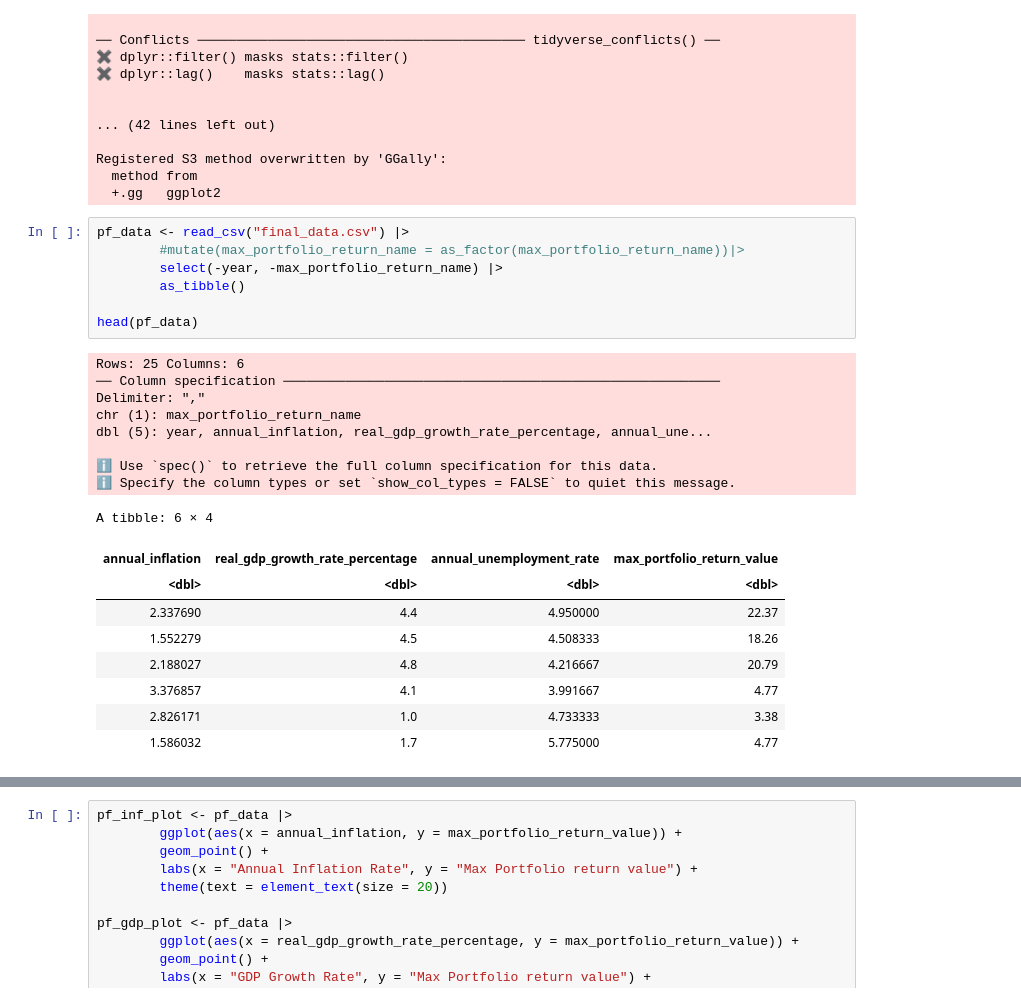
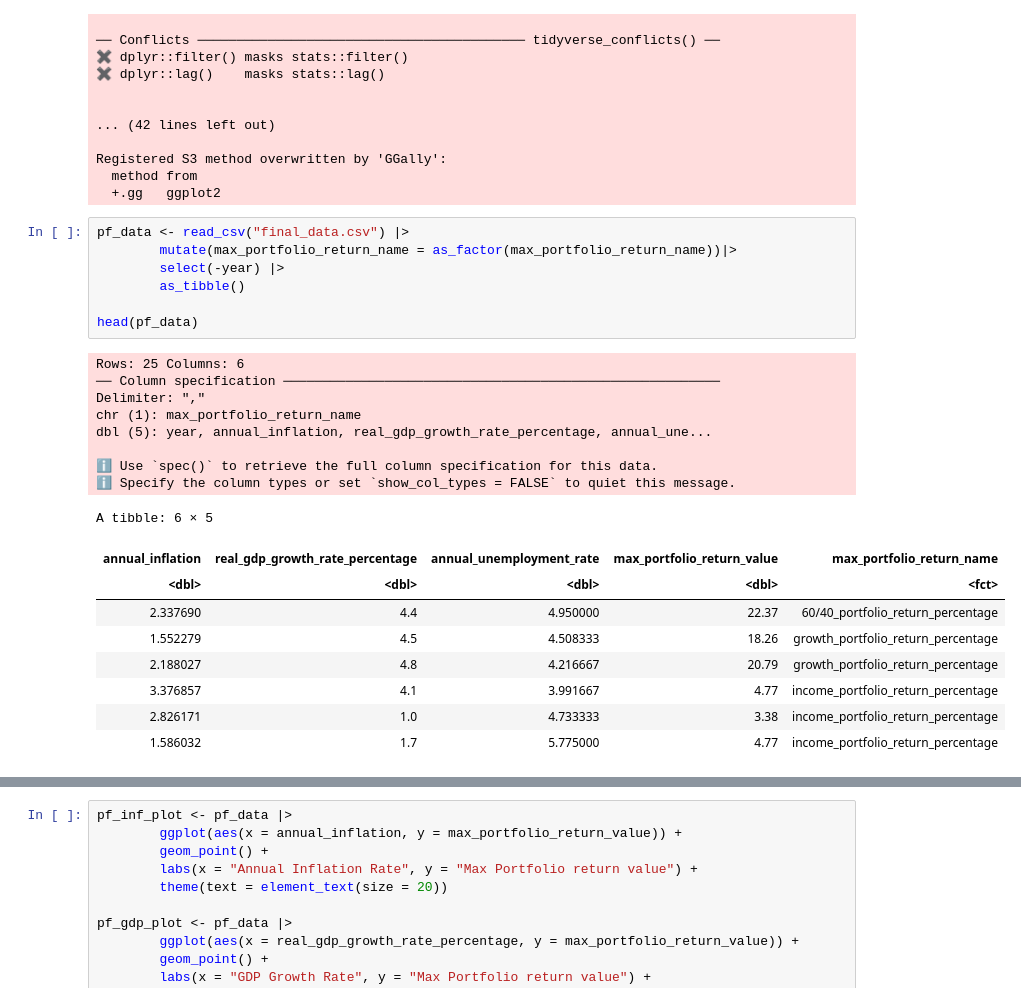
Before and after one commit to Arioniums/DSCI_100_125, a Jupyter notebook: Regression Algorithm.ipynb, the cells around one changed output, grey strips where cells are left out. Cells and saved outputs as stored; diff of their text form.

```diff
--- a/Regression Algorithm.ipynb
+++ b/Regression Algorithm.ipynb
@@ -27,26 +27,26 @@ Registered S3 method overwritten by 'GGally':
   +.gg   ggplot2
 # %%
 pf_data <- read_csv("final_data.csv") |>
-        #mutate(max_portfolio_return_name = as_factor(max_portfolio_return_name))|>
-        select(-year, -max_portfolio_return_name) |>
+        mutate(max_portfolio_return_name = as_factor(max_portfolio_return_name))|>
+        select(-year) |>
         as_tibble()
 
 head(pf_data)
 # %% [output]
 Rows: 25 Columns: 6
 ── Column specification ────────────────────────────────────────────────────────
 Delimiter: ","
 chr (1): max_portfolio_return_name
 dbl (5): year, annual_inflation, real_gdp_growth_rate_percentage, annual_une...
 
 ℹ Use `spec()` to retrieve the full column specification for this data.
 ℹ Specify the column types or set `show_col_types = FALSE` to quiet this message.
-A tibble: 6 × 4
+A tibble: 6 × 5
-| annual_inflation | real_gdp_growth_rate_percentage | annual_unemployment_rate | max_portfolio_return_value |
-| <dbl> | <dbl> | <dbl> | <dbl> |
-| 2.337690 | 4.4 | 4.950000 | 22.37 |
-| 1.552279 | 4.5 | 4.508333 | 18.26 |
-| 2.188027 | 4.8 | 4.216667 | 20.79 |
-| 3.376857 | 4.1 | 3.991667 | 4.77 |
-| 2.826171 | 1.0 | 4.733333 | 3.38 |
-| 1.586032 | 1.7 | 5.775000 | 4.77 |
+| annual_inflation | real_gdp_growth_rate_percentage | annual_unemployment_rate | max_portfolio_return_value | max_portfolio_return_name |
+| <dbl> | <dbl> | <dbl> | <dbl> | <fct> |
+| 2.337690 | 4.4 | 4.950000 | 22.37 | 60/40_portfolio_return_percentage |
+| 1.552279 | 4.5 | 4.508333 | 18.26 | growth_portfolio_return_percentage |
+| 2.188027 | 4.8 | 4.216667 | 20.79 | growth_portfolio_return_percentage |
+| 3.376857 | 4.1 | 3.991667 | 4.77 | income_portfolio_return_percentage |
+| 2.826171 | 1.0 | 4.733333 | 3.38 | income_portfolio_return_percentage |
+| 1.586032 | 1.7 | 5.775000 | 4.77 | income_portfolio_return_percentage |
```
Also changed, not shown: parts of 7 cells of this notebook, 8 other files.
